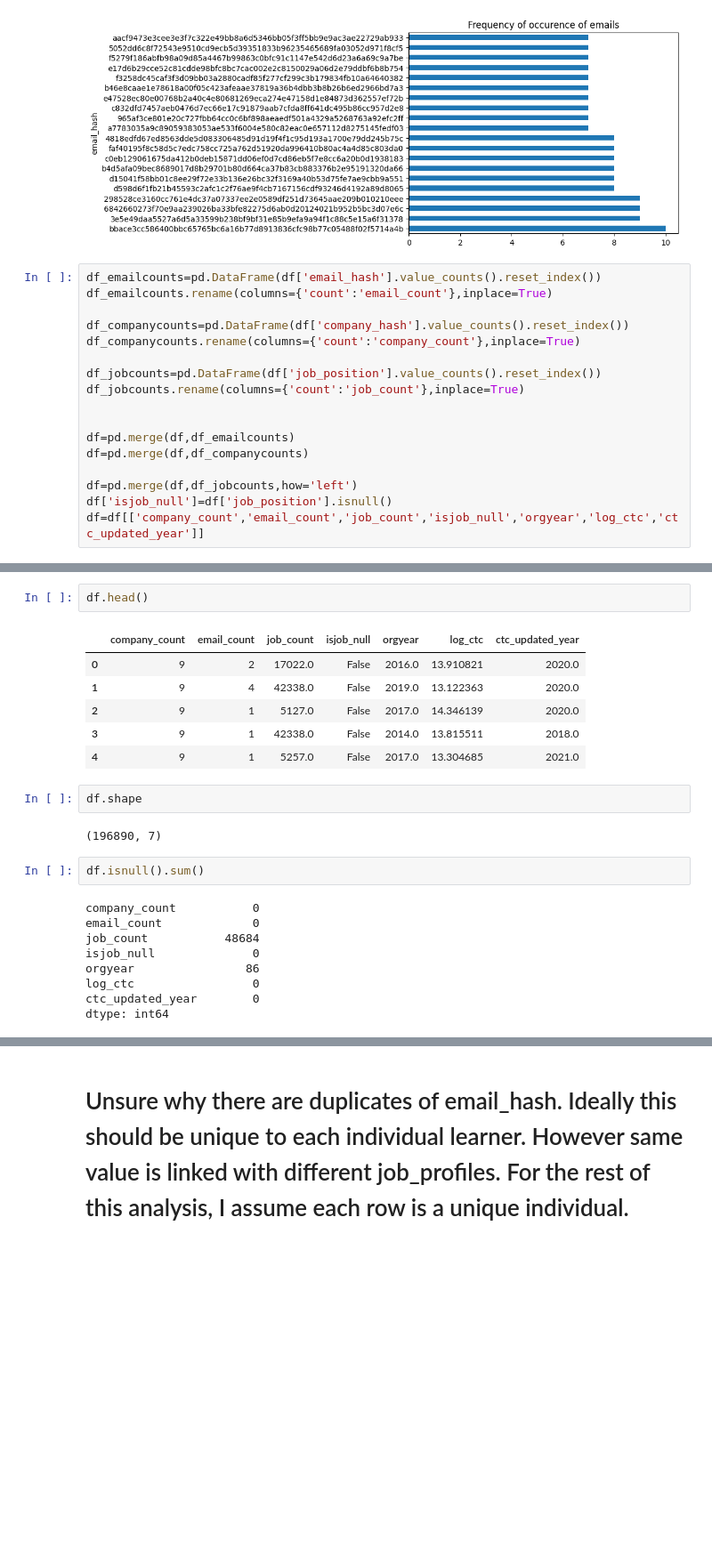
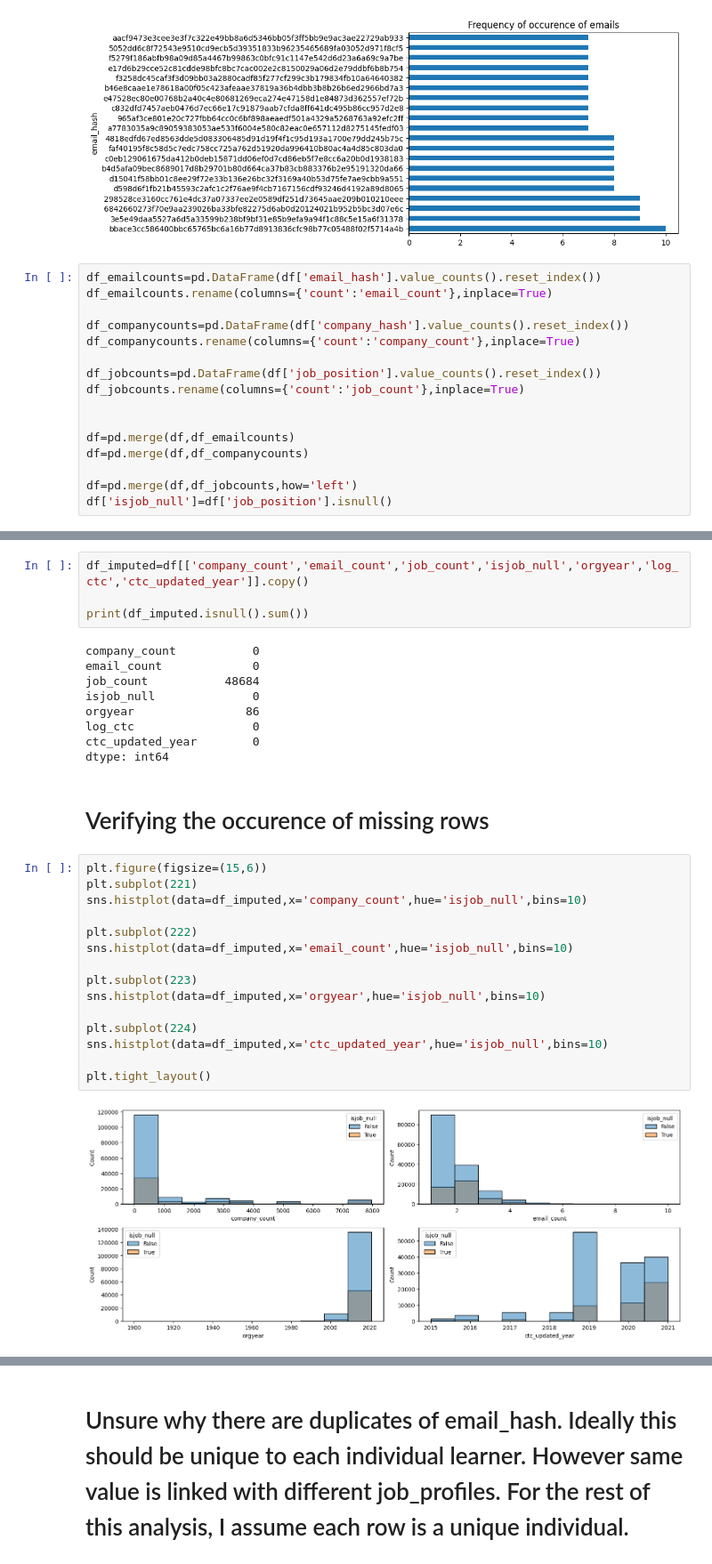
Before and after one commit to madhavpro3/DSML_casestudies, a Jupyter notebook: clustering.ipynb, the cells around one changed output, grey strips where cells are left out. Shown at 89% size. Drawn from its saved outputs; the diff is of its cells as text; blank space fills up the shorter version.

```diff
--- a/clustering.ipynb
+++ b/clustering.ipynb
@@ -130,4 +159,3 @@ df=pd.merge(df,df_companycounts)
 
 df=pd.merge(df,df_jobcounts,how='left')
 df['isjob_null']=df['job_position'].isnull()
-df=df[['company_count','email_count','job_count','isjob_null','orgyear','log_ctc','ctc_updated_year']]
@@ -173,24 +162,32 @@ sns.histplot(data=df,x='ctc_updated_year',hue='isjob_null',bins=10)
-# %%
-df.head()
-# %% [output]
-|  | company_count | email_count | job_count | isjob_null | orgyear | log_ctc | ctc_updated_year |
-| 0 | 9 | 2 | 17022.0 | False | 2016.0 | 13.910821 | 2020.0 |
-| 1 | 9 | 4 | 42338.0 | False | 2019.0 | 13.122363 | 2020.0 |
-| 2 | 9 | 1 | 5127.0 | False | 2017.0 | 14.346139 | 2020.0 |
-| 3 | 9 | 1 | 42338.0 | False | 2014.0 | 13.815511 | 2018.0 |
-| 4 | 9 | 1 | 5257.0 | False | 2017.0 | 13.304685 | 2021.0 |
-# %%
-df.shape
-# %% [output]
-(196890, 7)
-# %%
-df.isnull().sum()
-# %% [output]
-company_count           0
-email_count             0
-job_count           48684
-isjob_null              0
-orgyear                86
-log_ctc                 0
-ctc_updated_year        0
-dtype: int64
+# %%
+df_imputed=df[['company_count','email_count','job_count','isjob_null','orgyear','log_ctc','ctc_updated_year']].copy()
+
+print(df_imputed.isnull().sum())
+# %% [output]
+company_count           0
+email_count             0
+job_count           48684
+isjob_null              0
+orgyear                86
+log_ctc                 0
+ctc_updated_year        0
+dtype: int64
+# %% [markdown]
+# Verifying the occurence of missing rows
+# %%
+plt.figure(figsize=(15,6))
+plt.subplot(221)
+sns.histplot(data=df_imputed,x='company_count',hue='isjob_null',bins=10)
+
+plt.subplot(222)
+sns.histplot(data=df_imputed,x='email_count',hue='isjob_null',bins=10)
+
+plt.subplot(223)
+sns.histplot(data=df_imputed,x='orgyear',hue='isjob_null',bins=10)
+
+plt.subplot(224)
+sns.histplot(data=df_imputed,x='ctc_updated_year',hue='isjob_null',bins=10)
+
+plt.tight_layout()
+# %% [output]
+[figure, added]
```
Also changed, not shown: parts of 69 cells of this notebook.
